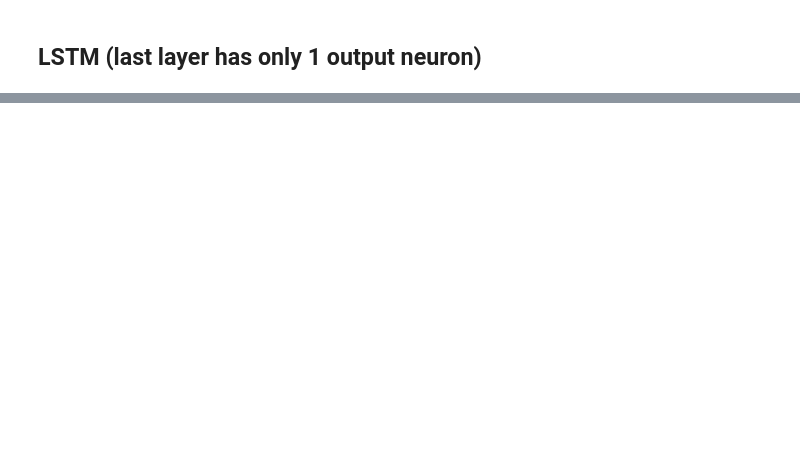
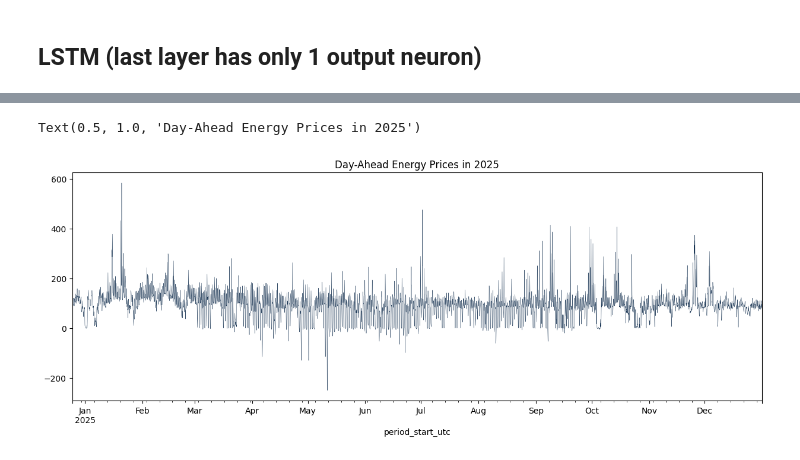
Before and after one commit to SSBO-ai/ai-for-energy, a Jupyter notebook: notebook/05_models/lstm_2019-2025.ipynb, the cells around one changed output, grey strips where cells are left out. Drawn from its saved outputs; the diff is of its cells as text; code cells hidden in the pictures; blank space fills up the shorter version.

```diff
--- a/notebook/05_models/lstm_2019-2025.ipynb
+++ b/notebook/05_models/lstm_2019-2025.ipynb
@@ -464,0 +205,18 @@ MAE:  9.709
+# %%
+# Preparing test data for evaluation
+# Loading the raw final DataFrame
+df_test = pd.read_csv(r'..\..\data_cleaned\merged\02_4_clean_data.csv')
+df_test['date'] = pd.to_datetime(df_test['date'])
+df_test['period_start_utc'] = pd.to_datetime(df_test['period_start_utc'])
+
+start_date_df_test = '2024-12-25'
+end_date_df_test = '2025-12-31'
+df_test = df_test.query("date >= @start_date_df_test")
+df_test = df_test.query("date <= @end_date_df_test")
+df_test.set_index('period_start_utc', inplace=True)
+
+df_test['price'].plot(figsize=(15, 5), color=NF_BLUE, linewidth=0.3)
+plt.title('Day-Ahead Energy Prices in 2025')
+# %% [output]
+Text(0.5, 1.0, 'Day-Ahead Energy Prices in 2025')
+[figure, added]
```
Also changed, not shown: parts of 42 cells of this notebook, 1 other file.
